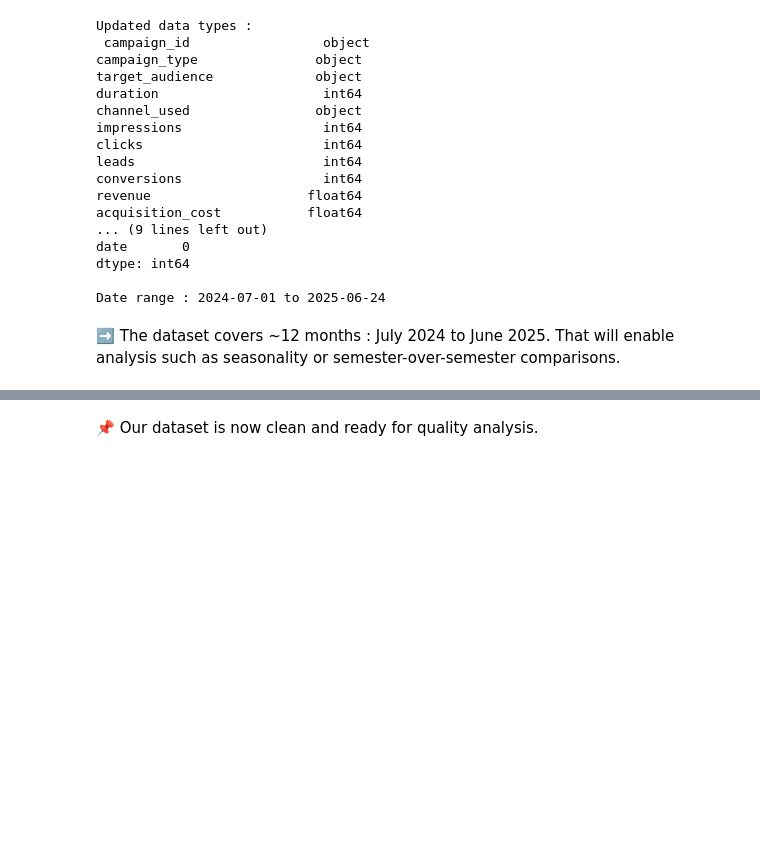
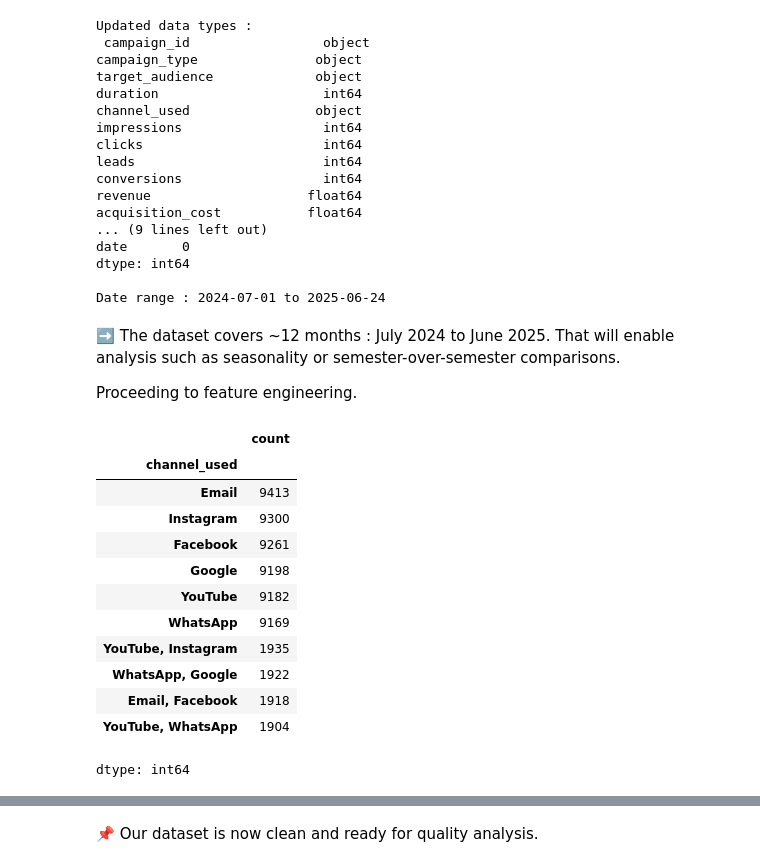
Before and after one commit to salimatter/marketing-campaign-audit, a Jupyter notebook: multi_brand_marketing_campaign.ipynb, the cells around one changed output, grey strips where cells are left out. Cells and saved outputs as stored; diff of their text form; code cells hidden in the pictures; blank space fills up the shorter version.

```diff
--- a/multi_brand_marketing_campaign.ipynb
+++ b/multi_brand_marketing_campaign.ipynb
@@ -190,3 +190,22 @@ dtype: int64
 Date range : 2024-07-01 to 2025-06-24
 # %% [markdown]
 ➡️ The dataset covers ~12 months : July 2024 to June 2025. That will enable analysis such as seasonality or semester-over-semester comparisons.
+
+Proceeding to feature engineering.
+# %%
+# Feature engineering
+df["channel_used"].value_counts().head(10)
+# %% [output]
+|  | count |
+| channel_used |  |
+| Email | 9413 |
+| Instagram | 9300 |
+| Facebook | 9261 |
+| Google | 9198 |
+| YouTube | 9182 |
+| WhatsApp | 9169 |
+| YouTube, Instagram | 1935 |
+| WhatsApp, Google | 1922 |
+| Email, Facebook | 1918 |
+| YouTube, WhatsApp | 1904 |
+dtype: int64
```
Also changed, not shown: parts of 10 cells of this notebook.
